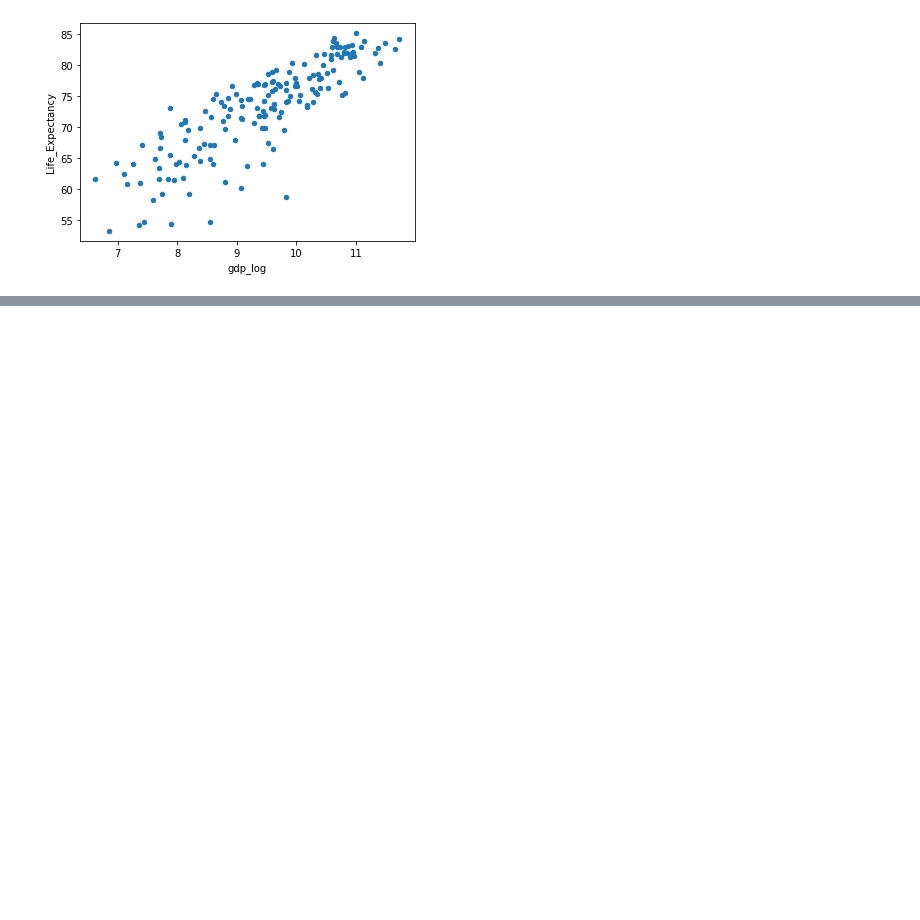
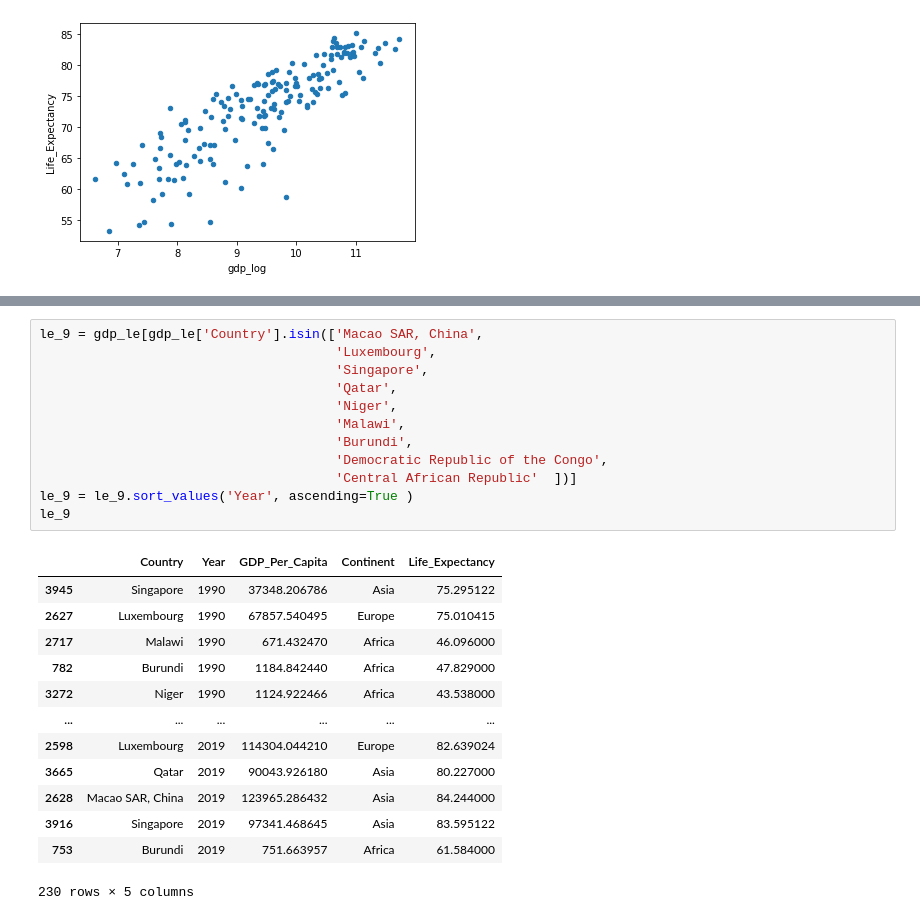
Before and after one commit to nss-data-science-cohort-6/un_data_question-RodNSS, a Jupyter notebook: notebooks/UN_Data_Exploration.ipynb, the cells around one changed output, grey strips where cells are left out. Cells and saved outputs as stored; diff of their text form; blank space fills up the shorter version.

```diff
--- a/notebooks/UN_Data_Exploration.ipynb
+++ b/notebooks/UN_Data_Exploration.ipynb
@@ -520,0 +557,26 @@ gdp_le_2019.plot.scatter(x='gdp_log', y='Life_Expectancy')
+# %%
+le_9 = gdp_le[gdp_le['Country'].isin(['Macao SAR, China',
+                                      'Luxembourg',
+                                      'Singapore',
+                                      'Qatar',
+                                      'Niger',
+                                      'Malawi',
+                                      'Burundi',
+                                      'Democratic Republic of the Congo',
+                                      'Central African Republic'  ])]
+le_9 = le_9.sort_values('Year', ascending=True )
+le_9
+# %% [output]
+|  | Country | Year | GDP_Per_Capita | Continent | Life_Expectancy |
+| 3945 | Singapore | 1990 | 37348.206786 | Asia | 75.295122 |
+| 2627 | Luxembourg | 1990 | 67857.540495 | Europe | 75.010415 |
+| 2717 | Malawi | 1990 | 671.432470 | Africa | 46.096000 |
+| 782 | Burundi | 1990 | 1184.842440 | Africa | 47.829000 |
+| 3272 | Niger | 1990 | 1124.922466 | Africa | 43.538000 |
+| ... | ... | ... | ... | ... | ... |
+| 2598 | Luxembourg | 2019 | 114304.044210 | Europe | 82.639024 |
+| 3665 | Qatar | 2019 | 90043.926180 | Asia | 80.227000 |
+| 2628 | Macao SAR, China | 2019 | 123965.286432 | Asia | 84.244000 |
+| 3916 | Singapore | 2019 | 97341.468645 | Asia | 83.595122 |
+| 753 | Burundi | 2019 | 751.663957 | Africa | 61.584000 |
+230 rows × 5 columns
```
Also changed, not shown: parts of 12 cells of this notebook.
